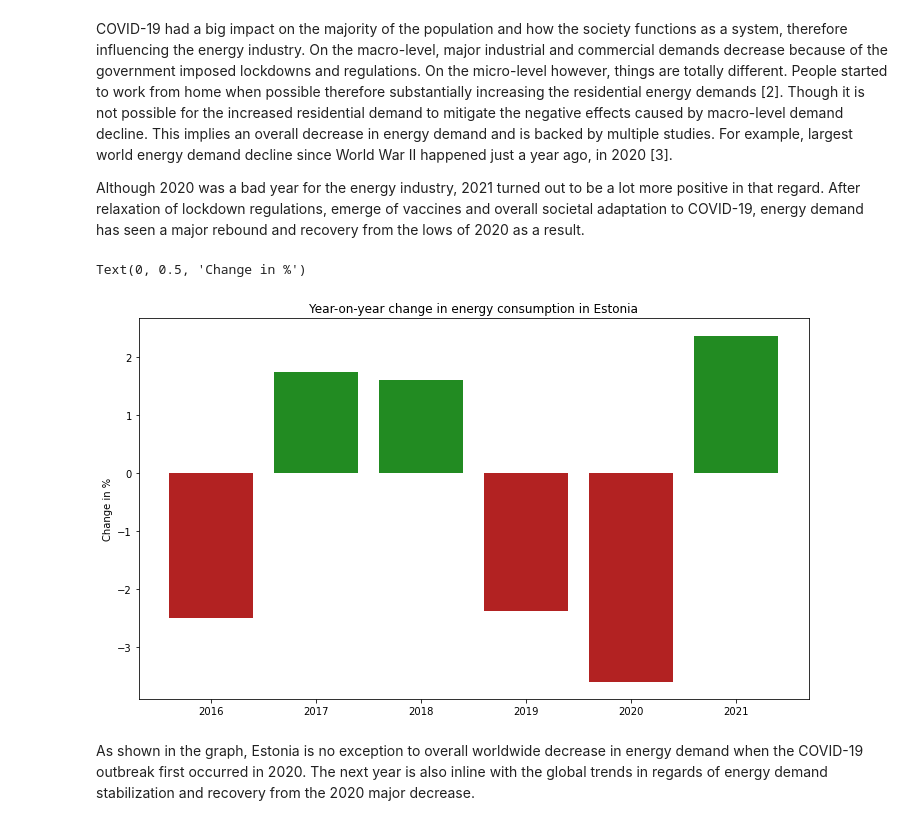
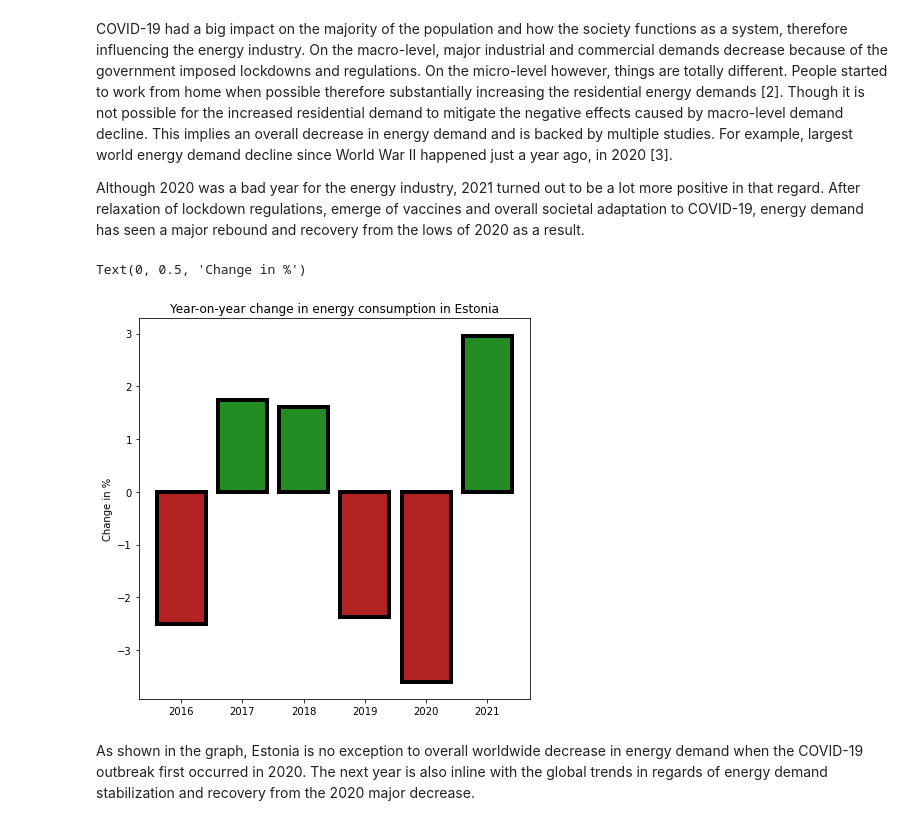
Before and after one commit to Rikuklane/D4-Electricity-Prices, a Jupyter notebook: visualization/covid_impact_on_electricity.ipynb, the cells around one changed output. Drawn from its saved outputs; the diff is of its cells as text; code cells hidden in the pictures.

```diff
--- a/visualization/covid_impact_on_electricity_prices.ipynb
+++ b/visualization/covid_impact_on_electricity.ipynb
@@ -57,30 +57,30 @@ Although 2020 was a bad year for the energy industry, 2021 turned out to be a lo
 # %%
 # Bar-chart for the 2016-2021 period
 year = 2016
 years = []
 changes = []
 colors = []
 
 for i in range(6):
     mean_before = consumption[str(year - 1) + "-01-01":str(year) + "-01-01"].mean()
     mean_now = consumption[str(year) + "-01-01":str(year + 1) + "-01-01"].mean()
     change = float(((mean_now / mean_before) - 1) * 100)
     years.append(year)
     changes.append(change)
     year += 1
     if change < 0:
         colors.append("firebrick")
     else:
         colors.append("forestgreen")
 
 consumption_changes = pd.DataFrame({"years":years,"changes":changes, "colors":colors})
-f, ax = plt.subplots(figsize=(12,7))
-plt.bar(consumption_changes["years"], consumption_changes["changes"], color=consumption_changes["colors"])
+f, ax = plt.subplots(figsize=(7,7))
+plt.bar(consumption_changes["years"], consumption_changes["changes"], color=consumption_changes["colors"], edgecolor="black", linewidth = 4)
 plt.title("Year-on-year change in energy consumption in Estonia")
 plt.ylabel("Change in %")
 # %% [output]
 Text(0, 0.5, 'Change in %')
-[figure, old version]
+[figure, new version]
 # %% [markdown]
 As shown in the graph, Estonia is no exception to overall worldwide decrease in energy demand when the COVID-19 outbreak first occurred in 2020. The next year is also inline with the global trends in regards of energy demand stabilization and recovery from the 2020 major decrease.
 # %%
```
Also changed, not shown: parts of 10 cells of this notebook.
